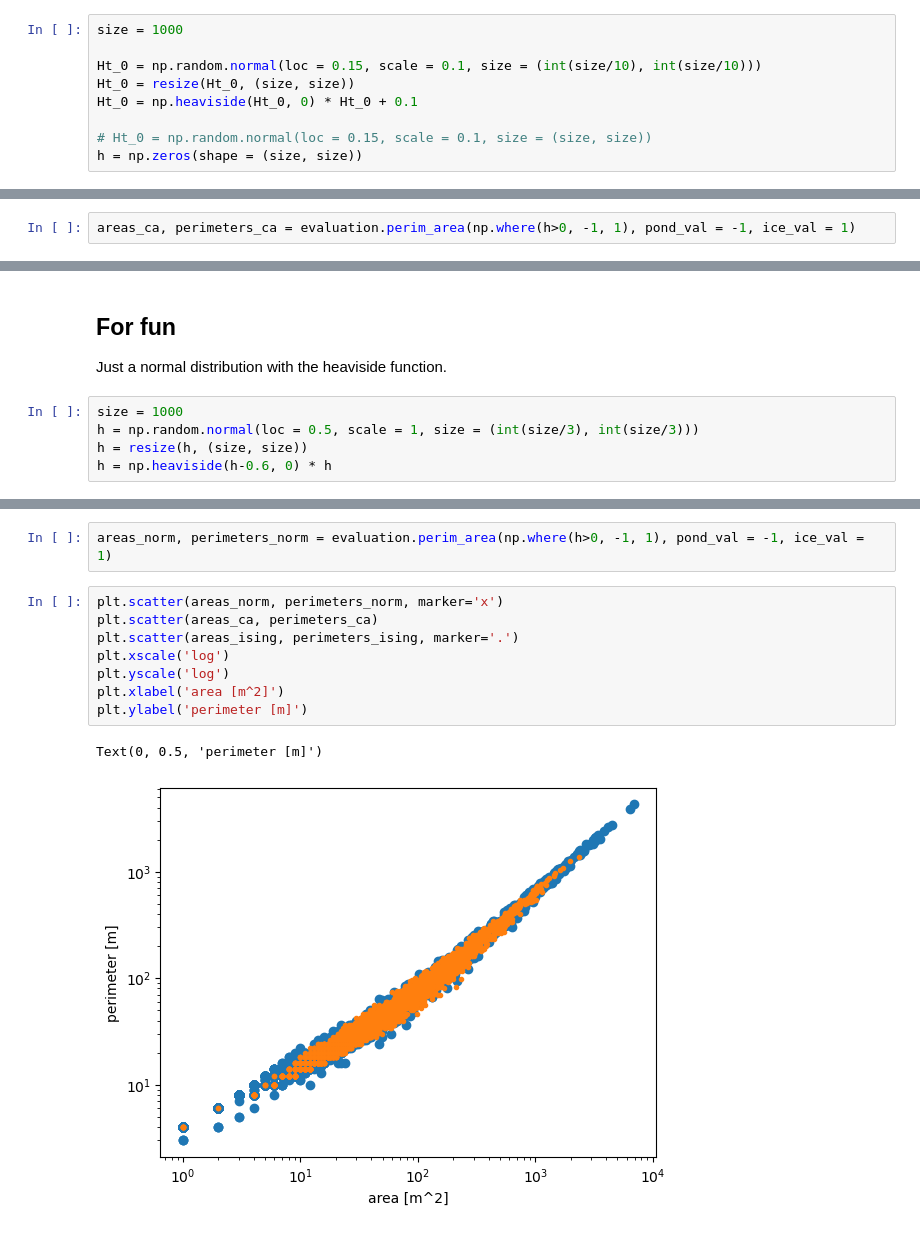
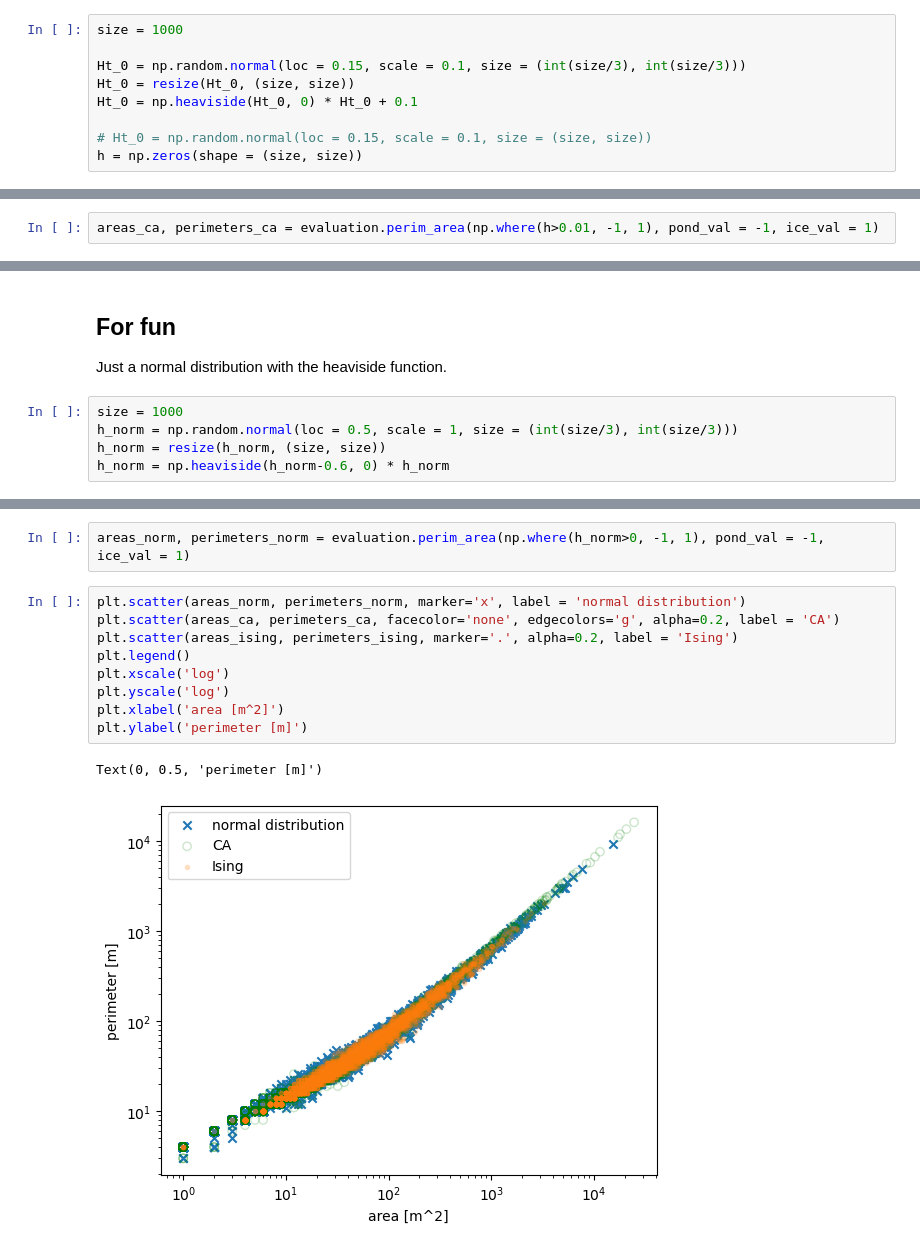
Before and after one commit to PaulHosek/ComplexSystemSimulation, a Jupyter notebook: model_example.ipynb, the cells around one changed output, grey strips where cells are left out. Drawn from its saved outputs; the diff is of its cells as text.

```diff
--- a/model_example.ipynb
+++ b/model_example.ipynb
@@ -11,7 +11,7 @@ import evaluation
 # %%
 size = 1000
 
-Ht_0 = np.random.normal(loc = 0.15, scale = 0.1, size = (int(size/10), int(size/10)))
+Ht_0 = np.random.normal(loc = 0.15, scale = 0.1, size = (int(size/3), int(size/3)))
 Ht_0 = resize(Ht_0, (size, size))
 Ht_0 = np.heaviside(Ht_0, 0) * Ht_0 + 0.1
 
@@ -36,7 +36,7 @@ plt.colorbar()
 # %% [markdown]
 ## Evaluation CA
 # %%
-areas_ca, perimeters_ca = evaluation.perim_area(np.where(h>0, -1, 1), pond_val = -1, ice_val = 1)
+areas_ca, perimeters_ca = evaluation.perim_area(np.where(h>0.01, -1, 1), pond_val = -1, ice_val = 1)
 # %%
 plt.scatter(areas_ca, perimeters_ca)
 plt.xscale('log')
@@ -85,8 +88,8 @@ Text(0, 0.5, 'perimeter [m]')
 Just a normal distribution with the heaviside function.
 # %%
 size = 1000
-h = np.random.normal(loc = 0.5, scale = 1, size = (int(size/3), int(size/3)))
-h = resize(h, (size, size))
-h = np.heaviside(h-0.6, 0) * h
+h_norm = np.random.normal(loc = 0.5, scale = 1, size = (int(size/3), int(size/3)))
+h_norm = resize(h_norm, (size, size))
+h_norm = np.heaviside(h_norm-0.6, 0) * h_norm
 # %%
 plt.figure()
@@ -107,13 +110,14 @@ plt.show()
 # %%
-areas_norm, perimeters_norm = evaluation.perim_area(np.where(h>0, -1, 1), pond_val = -1, ice_val = 1)
+areas_norm, perimeters_norm = evaluation.perim_area(np.where(h_norm>0, -1, 1), pond_val = -1, ice_val = 1)
 # %%
-plt.scatter(areas_norm, perimeters_norm, marker='x')
-plt.scatter(areas_ca, perimeters_ca)
-plt.scatter(areas_ising, perimeters_ising, marker='.')
+plt.scatter(areas_norm, perimeters_norm, marker='x', label = 'normal distribution')
+plt.scatter(areas_ca, perimeters_ca, facecolor='none', edgecolors='g', alpha=0.2, label = 'CA')
+plt.scatter(areas_ising, perimeters_ising, marker='.', alpha=0.2, label = 'Ising')
+plt.legend()
 plt.xscale('log')
 plt.yscale('log')
 plt.xlabel('area [m^2]')
 plt.ylabel('perimeter [m]')
 # %% [output]
 Text(0, 0.5, 'perimeter [m]')
-[figure, old version]
+[figure, new version]
```
Also changed, not shown: parts of 7 cells of this notebook.
